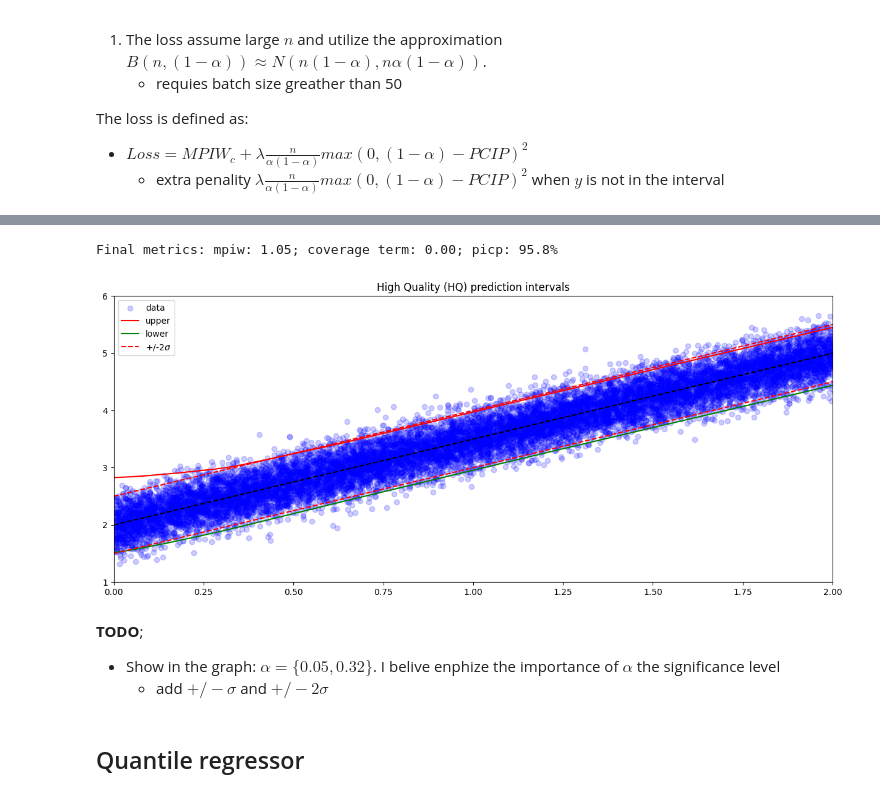
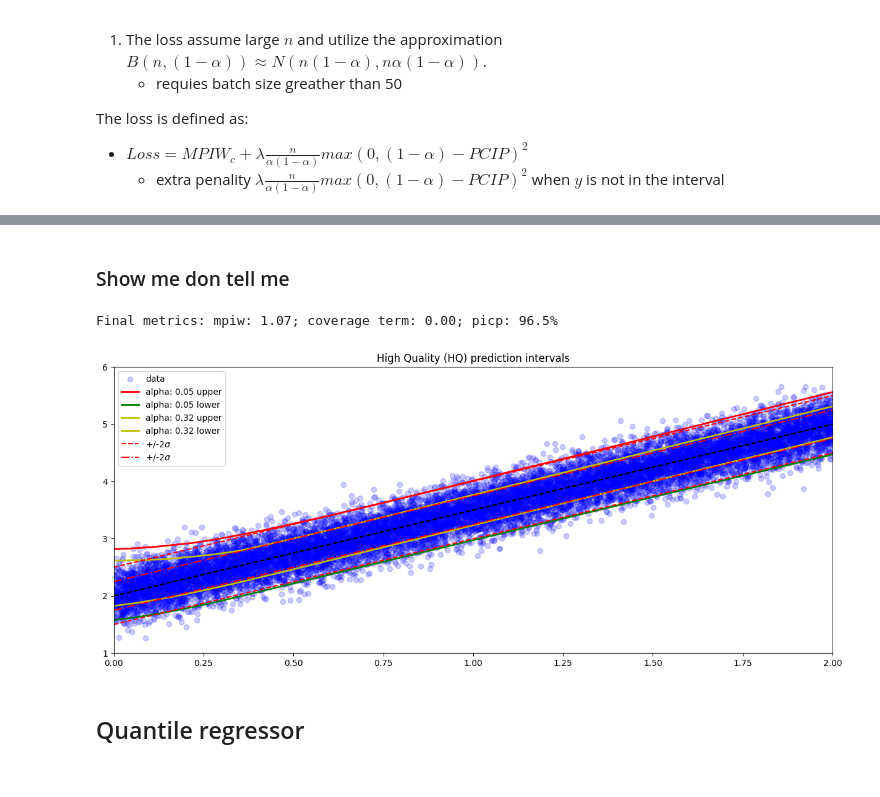
Before and after one commit to leandroohf/machine_learning_algorithms, a Jupyter notebook: dev/intro_to_prediction_interval.ipynb, the cells around one changed output, grey strips where cells are left out. Drawn from its saved outputs; the diff is of its cells as text; code cells hidden in the pictures.

Commit message:
nb: Better bootstrap test and HQ multiple alphas

```diff
--- a/dev/intro_to_prediction_interval.ipynb
+++ b/dev/intro_to_prediction_interval.ipynb
@@ -372,3 +516,9 @@ X_train, y_train, yy_train = make_linear_data(n_samples,linear_params)
+# %%
+model1 = dnn_model()
+
+# compile
+opt = tf.keras.optimizers.Adam(lr=0.02, decay=0.005)
+model1.compile(loss=qd_objective, optimizer=opt, metrics=[mpiw_metric,coverage_term_metric,picp_metric])
 # %%
 grid_size = 100
 
@@ -416,5 +566,5 @@ Inital metrics: mpiw: 2.28; coverage term: 63.15; picp: 35.0%
 # %%
 %%time
 
-result = model.fit(X_train, yy_train, epochs=100, batch_size=n_, verbose=1,  validation_split=0.)
+result = model1.fit(X_train, yy_train, epochs=100, batch_size=n_, verbose=0,  validation_split=0.)
 # %% [output]
@@ -527,0 +681,10 @@ Last values => mpiw: 1.1103335618972778; picp: 0.9692158102989197
+# %%
+model2 = dnn_model()
+
+# compile
+opt = tf.keras.optimizers.Adam(lr=0.02, decay=0.005)
+model2.compile(loss=qd_objective, optimizer=opt, metrics=[mpiw_metric,coverage_term_metric,picp_metric])
+# %%
+%%time
+
+result = model2.fit(X_train, yy_train, epochs=100, batch_size=n_, verbose=0,  validation_split=0.)
@@ -528,3 +706,5 @@ Last values => mpiw: 1.1103335618972778; picp: 0.9692158102989197
+# %% [markdown]
+### Show me don tell me
 # %%
 grid_size = 100
 
@@ -532,48 +712,56 @@ x_grid = np.linspace(0.0,2.0,grid_size) # for evaluation plots
 
 a = linear_params.get('a',None)
 b = linear_params.get('b',None)
 _sigma = linear_params.get('sigma',None)
 
 f_x = a* x_grid + b
 _delta = 2.0*_sigma  # 2 sigmas
 
-y_pred = model.predict(x_grid, verbose=0)
-y_u_pred = y_pred[:,0]#*norm_factor
-y_l_pred = y_pred[:,1]#*norm_factor
+y_pred = model1.predict(x_grid, verbose=0)
+y_u_pred = y_pred[:,0]
+y_l_pred = y_pred[:,1]
 
 # Final metrics
-y_predf = model.predict(X_train, verbose=0)
+y_predf = model1.predict(X_train, verbose=0)
 
 mpiwf = mpiw_metric(yy_train, y_predf)
 picpf = picp_metric(yy_train, y_predf)
 coverf = coverage_term_metric(yy_train, y_predf)
 
 print(f"Final metrics: mpiw: {mpiwf:.2f}; coverage term: {coverf:.2f}; picp: {picpf:.1%}")
 
+y_pred2 = model2.predict(x_grid, verbose=0)
+y_u_pred2 = y_pred2[:,0]
+y_l_pred2 = y_pred2[:,1]
+
 _ = plt.figure(figsize=[15, 6])
 
 _ = plt.scatter(X_train, y_train, label='data', alpha=.2, color='blue')
 
-_ = plt.plot(x_grid, y_u_pred, color='r',label='upper') # upper  prediction interval
-_ = plt.plot(x_grid, y_l_pred, color='g',label='lower') # lower prediction interval
+_ = plt.plot(x_grid, y_u_pred, color='r',label='alpha: 0.05 upper',linewidth=2) # upper  prediction interval
+_ = plt.plot(x_grid, y_l_pred, color='g',label='alpha: 0.05 lower',linewidth=2) # lower prediction interval
 
-_ = plt.plot(x_grid, f_x + _delta, 'r--', label='+/-2$\sigma$'); # upper boundary prediction
+_ = plt.plot(x_grid, y_u_pred2, color='y',label='alpha: 0.32 upper',linewidth=2) # upper  prediction interval
+_ = plt.plot(x_grid, y_l_pred2, color='y',label='alpha: 0.32 lower',linewidth=2) # lower prediction interval
+
+_ = plt.plot(x_grid, f_x +  2.0*_sigma, 'r--', label='+/-2$\sigma$'); # upper boundary prediction
 _ = plt.plot(x_grid, f_x, 'k--'); # f(x)
-_ = plt.plot(x_grid, f_x - _delta, 'r--'); # lower boundary prediction
+_ = plt.plot(x_grid, f_x -  2.0*_sigma, 'r--'); # lower boundary prediction
+
+
+_ = plt.plot(x_grid, f_x +  _sigma, 'r-.', label='+/-2$\sigma$'); # upper boundary prediction
+_ = plt.plot(x_grid, f_x, 'k--'); # f(x)
+_ = plt.plot(x_grid, f_x - _sigma, 'r-.'); # lower boundary prediction
+
 
 _ = plt.title('High Quality (HQ) prediction intervals')
 _ = plt.xlim(0,2);
 _ = plt.ylim(1.0,6.0);
 _ = plt.legend();
 _ = plt.show()
 # %% [output]
-Final metrics: mpiw: 1.05; coverage term: 0.00; picp: 95.8%
+Final metrics: mpiw: 1.07; coverage term: 0.00; picp: 96.5%
-[figure, old version]
+[figure, new version]
-# %% [markdown]
-**TODO**;
-
-* Show in the graph: $\alpha = \{0.05, 0.32\}$. I belive enphize the importance of $\alpha$ the significance level
-    * add $+/- \sigma$ and $+/-2\sigma$
 # %% [markdown]
 ## Quantile regressor
 # %% [markdown]
```
Also changed, not shown: parts of 50 cells of this notebook.
